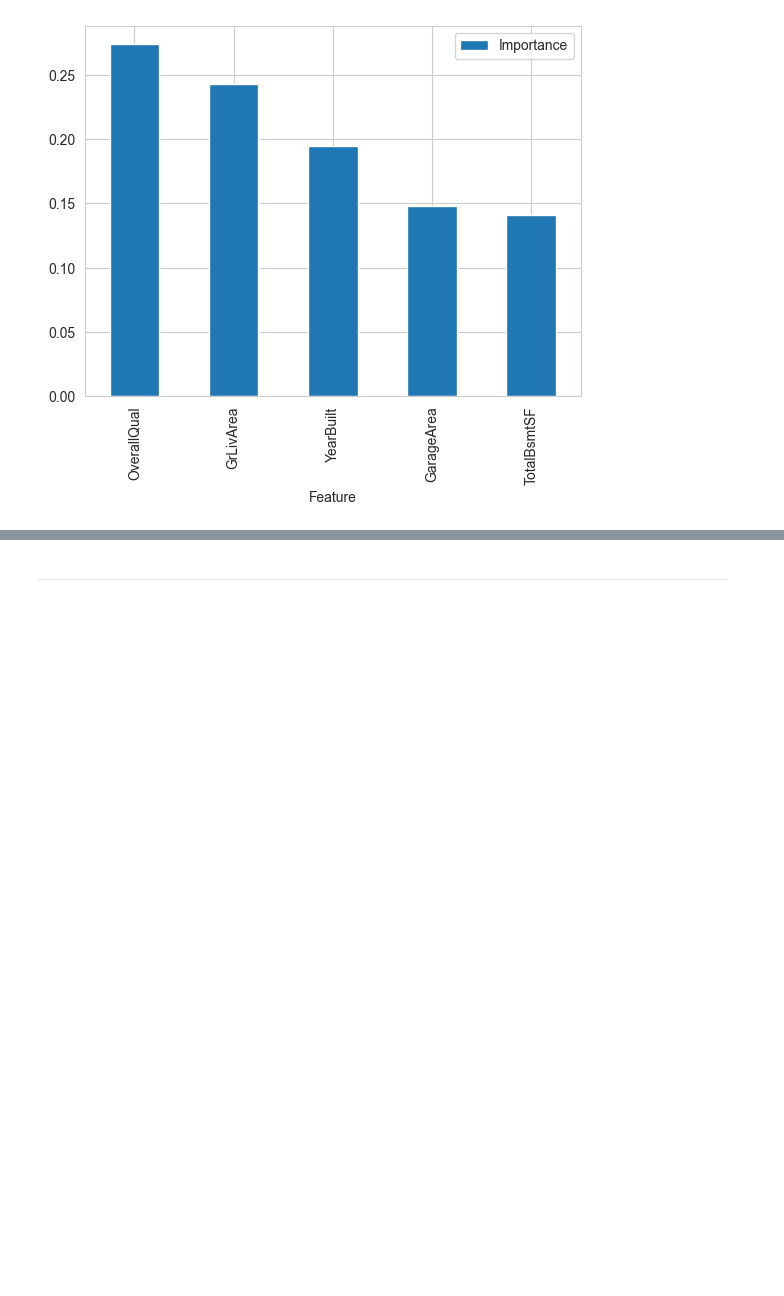
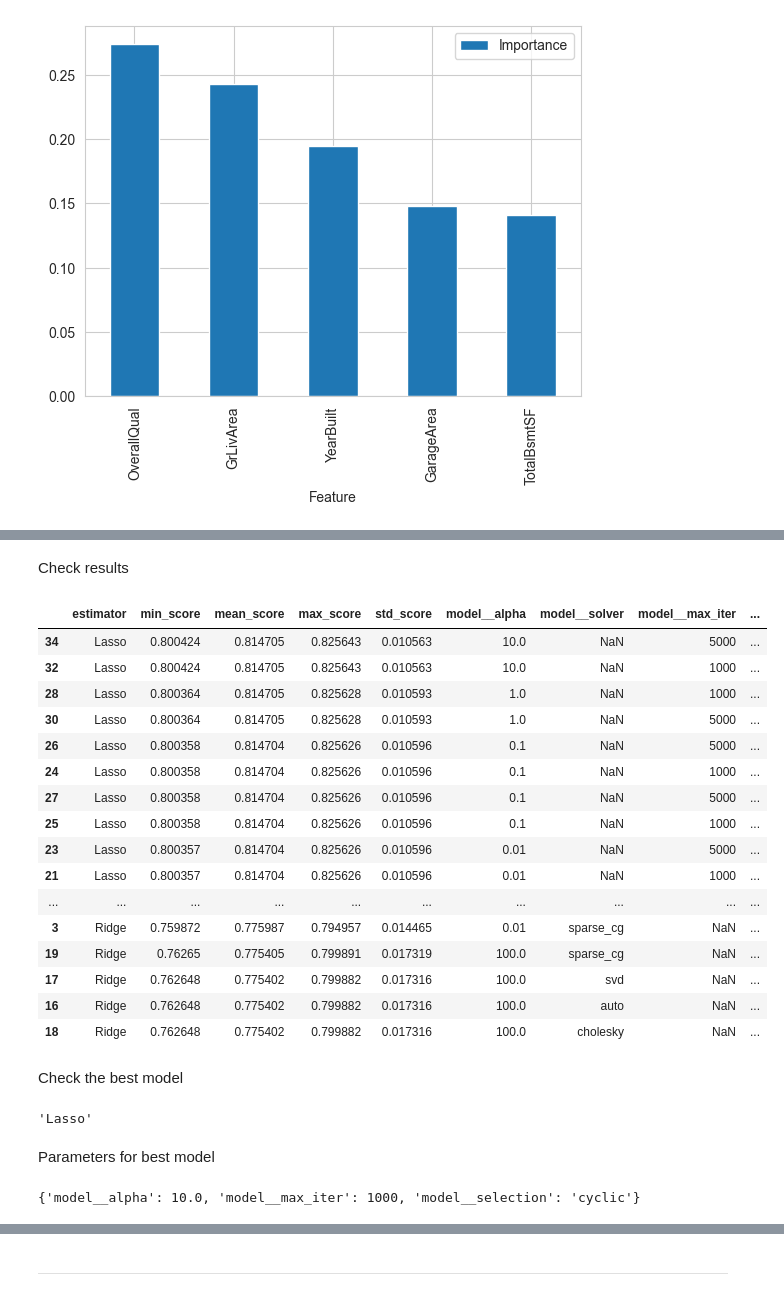
Before and after one commit to Fariba-Kamani/Heritage-House-Price-Insight-Predictor, a Jupyter notebook: jupyter_notebooks/05-Modeling and Evaluation-SalePrice.ipynb, the cells around one changed output, grey strips where cells are left out. Saved outputs shown, nothing was run; the diff lists cells and outputs as text; code cells hidden in the pictures; blank space fills up the shorter version.

```diff
--- a/jupyter_notebooks/05-Modeling and Evaluation-SalePrice.ipynb
+++ b/jupyter_notebooks/05-Modeling and Evaluation-SalePrice.ipynb
@@ -446,0 +451,19 @@ plt.show()
+# %%
+from sklearn.linear_model import Ridge, Lasso
+
+models_search = {
+    "Ridge": Ridge(random_state=0),
+    "Lasso": Lasso(random_state=0),
+}
+
+params_search = {
+    "Ridge": {
+        'model__alpha': [0.01, 0.1, 1.0, 10.0, 100.0],
+        'model__solver': ['auto', 'svd', 'cholesky', 'sparse_cg']
+    },
+    "Lasso": {
+        'model__alpha': [0.01, 0.1, 1.0, 10.0],
+        'model__selection': ['cyclic', 'random'],
+        'model__max_iter': [1000, 5000]
+    }
+}
@@ -446,0 +472,3 @@ plt.show()
+# %%
+search = HyperparameterOptimizationSearch(models=models_search, params=params_search)
+search.fit(X_train, y_train, scoring = 'r2', n_jobs=-1, cv=3, verbose=1)
@@ -446,0 +482,36 @@ plt.show()
+# %% [markdown]
+Check results
+# %%
+grid_search_summary, grid_search_pipelines = search.score_summary(sort_by='mean_score')
+grid_search_summary
+# %% [output]
+|  | estimator | min_score | mean_score | max_score | std_score | model__alpha | model__solver | model__max_iter | ... |
+| 34 | Lasso | 0.800424 | 0.814705 | 0.825643 | 0.010563 | 10.0 | NaN | 5000 | ... |
+| 32 | Lasso | 0.800424 | 0.814705 | 0.825643 | 0.010563 | 10.0 | NaN | 1000 | ... |
+| 28 | Lasso | 0.800364 | 0.814705 | 0.825628 | 0.010593 | 1.0 | NaN | 1000 | ... |
+| 30 | Lasso | 0.800364 | 0.814705 | 0.825628 | 0.010593 | 1.0 | NaN | 5000 | ... |
+| 26 | Lasso | 0.800358 | 0.814704 | 0.825626 | 0.010596 | 0.1 | NaN | 5000 | ... |
+| 24 | Lasso | 0.800358 | 0.814704 | 0.825626 | 0.010596 | 0.1 | NaN | 1000 | ... |
+| 27 | Lasso | 0.800358 | 0.814704 | 0.825626 | 0.010596 | 0.1 | NaN | 5000 | ... |
+| 25 | Lasso | 0.800358 | 0.814704 | 0.825626 | 0.010596 | 0.1 | NaN | 1000 | ... |
+| 23 | Lasso | 0.800357 | 0.814704 | 0.825626 | 0.010596 | 0.01 | NaN | 5000 | ... |
+| 21 | Lasso | 0.800357 | 0.814704 | 0.825626 | 0.010596 | 0.01 | NaN | 1000 | ... |
+| ... | ... | ... | ... | ... | ... | ... | ... | ... | ... |
+| 3 | Ridge | 0.759872 | 0.775987 | 0.794957 | 0.014465 | 0.01 | sparse_cg | NaN | ... |
+| 19 | Ridge | 0.76265 | 0.775405 | 0.799891 | 0.017319 | 100.0 | sparse_cg | NaN | ... |
+| 17 | Ridge | 0.762648 | 0.775402 | 0.799882 | 0.017316 | 100.0 | svd | NaN | ... |
+| 16 | Ridge | 0.762648 | 0.775402 | 0.799882 | 0.017316 | 100.0 | auto | NaN | ... |
+| 18 | Ridge | 0.762648 | 0.775402 | 0.799882 | 0.017316 | 100.0 | cholesky | NaN | ... |
+# %% [markdown]
+Check the best model
+# %%
+best_model = grid_search_summary.iloc[0, 0]
+best_model
+# %% [output]
+'Lasso'
+# %% [markdown]
+Parameters for best model
+# %%
+grid_search_pipelines[best_model].best_params_
+# %% [output]
+{'model__alpha': 10.0, 'model__max_iter': 1000, 'model__selection': 'cyclic'}
```
Also changed, not shown: parts of 9 cells of this notebook.
